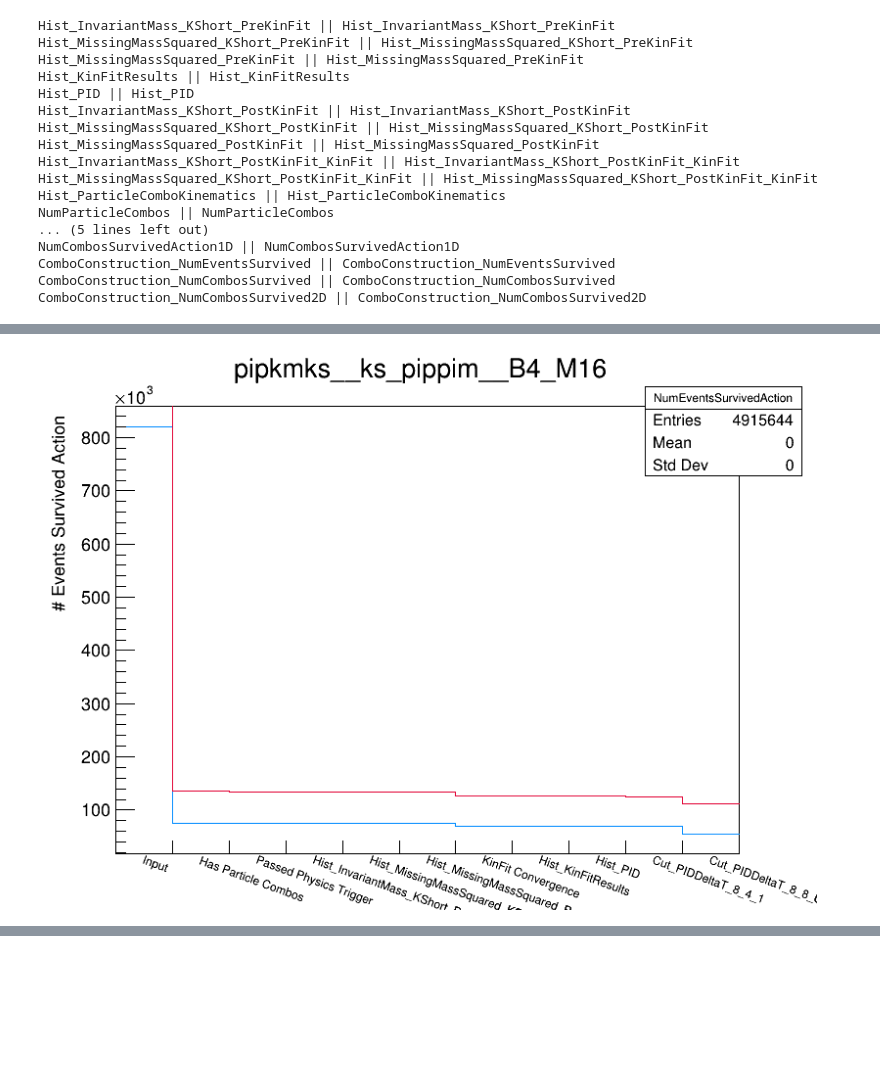
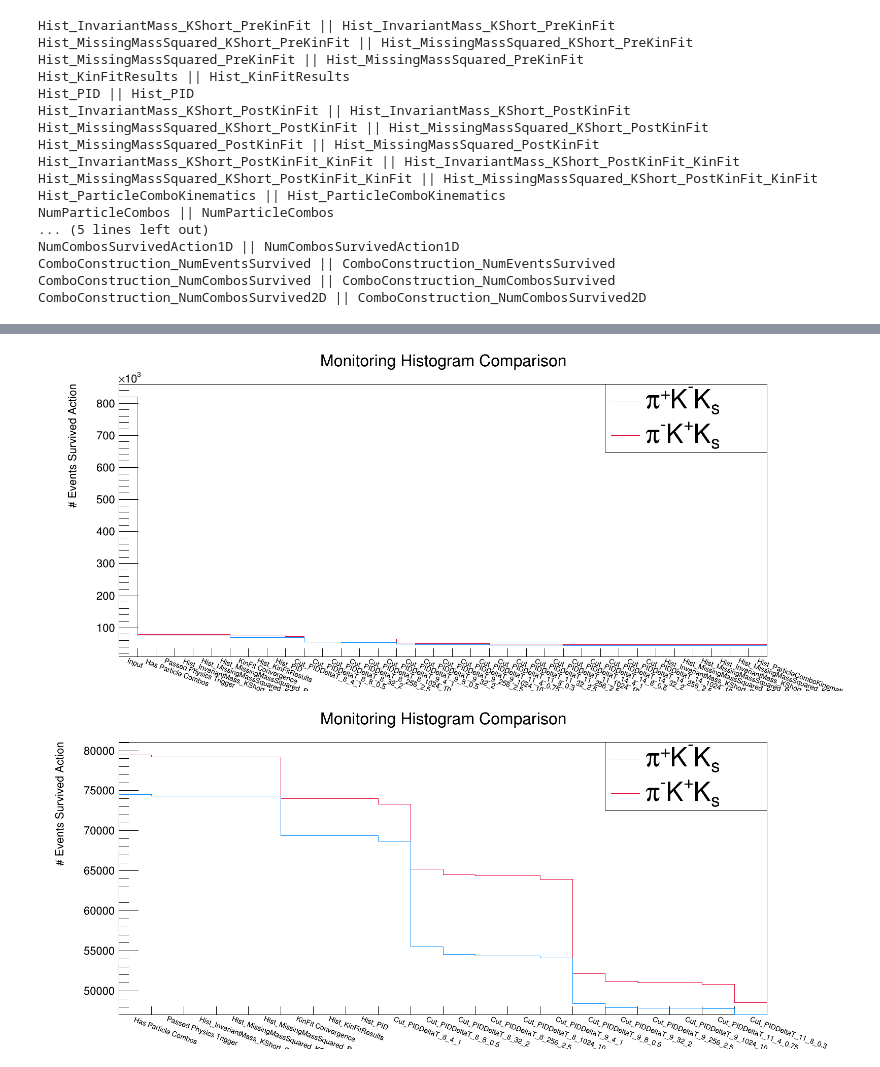
Before and after one commit to tylerviducic/gluex, a Jupyter notebook: scripts/acceptance_study/compare_monitoring_plots.ipynb, the cells around one changed output, grey strips where cells are left out. Saved outputs shown, nothing was run; the diff lists cells and outputs as text; code cells hidden in the pictures; blank space fills up the shorter version.

Commit message:
final compairson of monitoring plots done

```diff
--- a/scripts/acceptance_study/compare_monitoring_plots.ipynb
+++ b/scripts/acceptance_study/compare_monitoring_plots.ipynb
@@ -87,8 +86,12 @@ c.Draw()
-# %%
-c1 = ROOT.TCanvas("c1", "c1", 800, 600)
-c1.cd()
-hist_pipkmks.Draw()
-hist_pimkpks.Draw("same")
-c1.Draw()
-# %% [output]
-[figure, removed]
+# %%
+hist_pimkpks.SetTitle("Monitoring Histogram Comparison")
+legend = ROOT.TLegend(0.7, 0.7, 0.9, 0.9)
+legend.AddEntry(hist_pipkmks, "#pi^{+}K^{-}K_{s}", "l")
+legend.AddEntry(hist_pimkpks, "#pi^{-}K^{+}K_{s}", "l")
+c1 = ROOT.TCanvas("c1", "c1", 1600, 700)
+c1.cd()
+hist_pimkpks.Draw()
+hist_pipkmks.Draw("same")
+legend.Draw()
+c1.Draw()
+# %% [output]
@@ -94,0 +99,11 @@ c1.Draw()
+[figure, added]
+# %%
+hist_pipkmks.GetXaxis().SetRangeUser(1, 20.0)
+hist_pimkpks.GetXaxis().SetRangeUser(1, 20.0)
+
+hist_pimkpks.Draw()
+hist_pipkmks.Draw("same")
+legend.Draw()
+c1.Draw()
+# %% [output]
+[figure, added]
```
Also changed, not shown: parts of 6 cells of this notebook.
